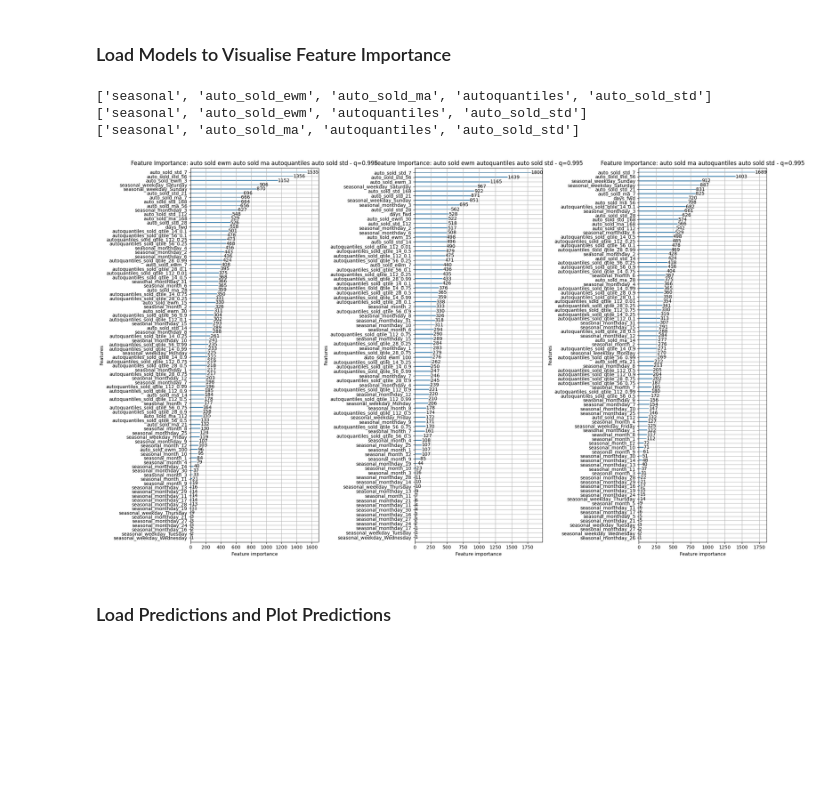
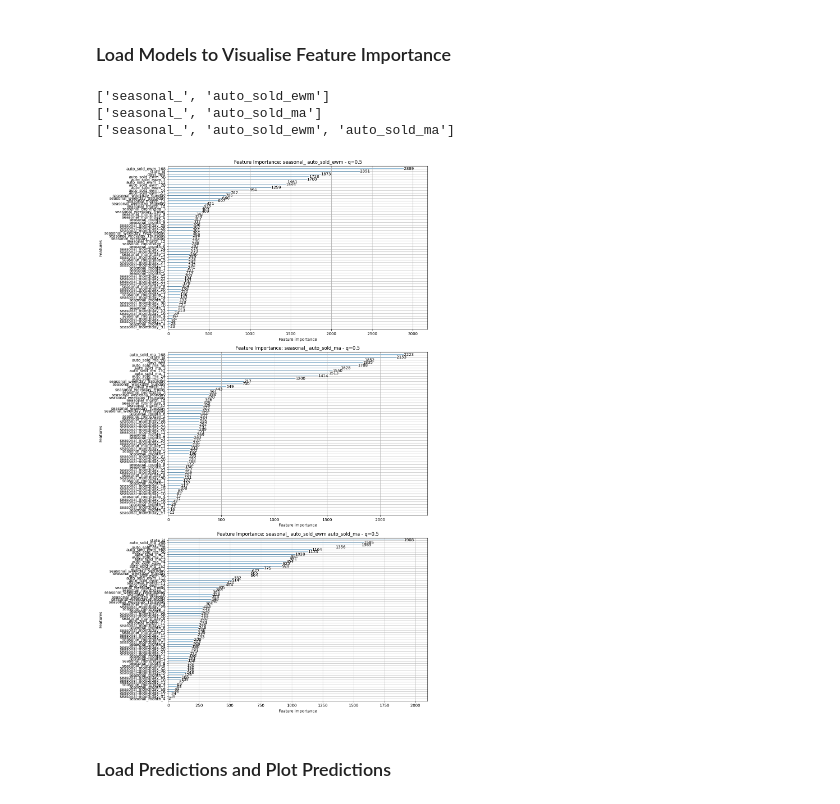
Before and after one commit to CodingNoob234/m5-forecasting-uncertainty, a Jupyter notebook: code/un_visualising_results_quantiles.ipynb, the cells around one changed output. Saved outputs shown, nothing was run; the diff lists cells and outputs as text; code cells hidden in the pictures; blank space fills up the shorter version.

```diff
--- a/code/un_visualising_results_quantiles.ipynb
+++ b/code/un_visualising_results_quantiles.ipynb
@@ -195,26 +187,30 @@ def load_model(experiment_name: str, level: str = 'Level1', fold: int = 1914, qu
         except:
             mod = joblib.load(f'../data/uncertainty/fold_{fold}/models/lgb_val_nt_{agg_columns_str}_include_{"_".join(features)}.joblib')
             print('no quantile specific available')
-        res['_'.join(exp_feature)] = mod
+        res[' '.join(features)] = mod
     return res
 # %%
 experiment_name = 'quantiles vs. std'
 experiment_name = 'best models'
-quantile = .995
-# models = load_model('price auto/momentum', 'Level8', 1914, quantile=quantile)
-models = load_model(experiment_name, 'Level3', 1914, quantile=quantile)
-
-fig, axs = plt.subplots(1,3,figsize=(20,12))
+experiment_name = 'full vs. sparse'
+experiment_name = 'ewm vs. ma'
+level = 'Level2'
+fold = 1886
+quantile = .5
+models = load_model(experiment_name, level, fold, quantile=quantile)
+n_models = len(models.values())
+# fig, axs = plt.subplots(1,n_models,figsize=(20,12))
+fig, axs = plt.subplots(n_models,1,figsize=(12,20))
 for i, (key, item) in enumerate(models.items()):
     key: str = key
     ax = axs[i]
     lgb.plot_importance(item, ax = ax)
-    key = key.replace('_', ' ')
     ax.set_title(f'Feature Importance: {key} - q={quantile}')
 fig.tight_layout()
+plt.savefig(f'../figure/results/importance_{experiment_name}_{level}_{fold}.png', dpi=300)
 plt.show()
 # %% [output]
-['seasonal', 'auto_sold_ewm', 'auto_sold_ma', 'autoquantiles', 'auto_sold_std']
-['seasonal', 'auto_sold_ewm', 'autoquantiles', 'auto_sold_std']
-['seasonal', 'auto_sold_ma', 'autoquantiles', 'auto_sold_std']
+['seasonal_', 'auto_sold_ewm']
+['seasonal_', 'auto_sold_ma']
+['seasonal_', 'auto_sold_ewm', 'auto_sold_ma']
-[figure, old version]
+[figure, new version]
```
Also changed, not shown: parts of 8 cells of this notebook, 15 other files.
